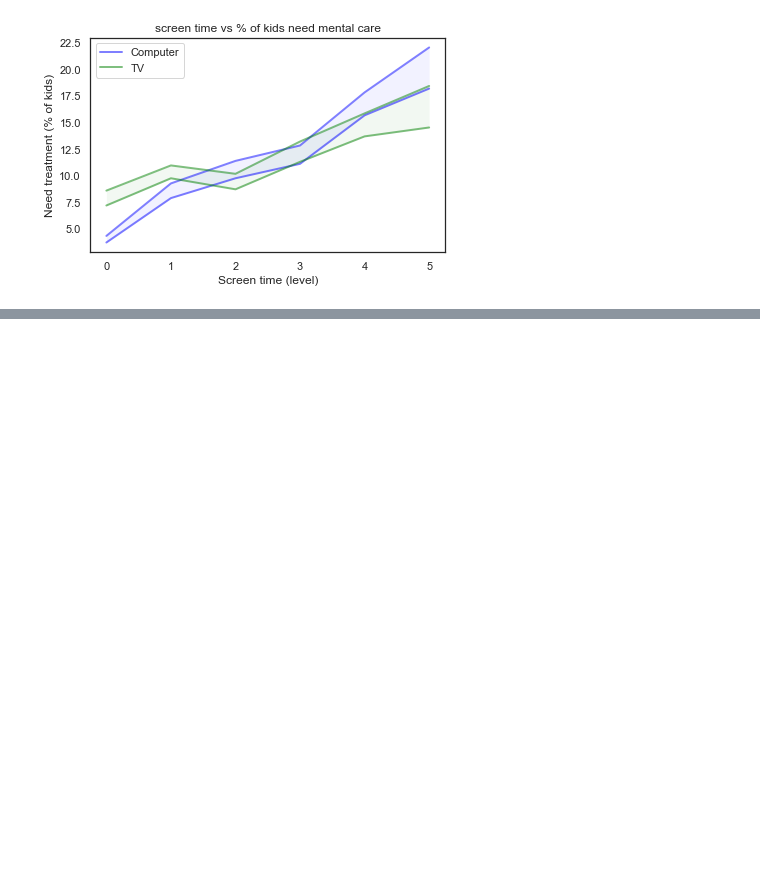
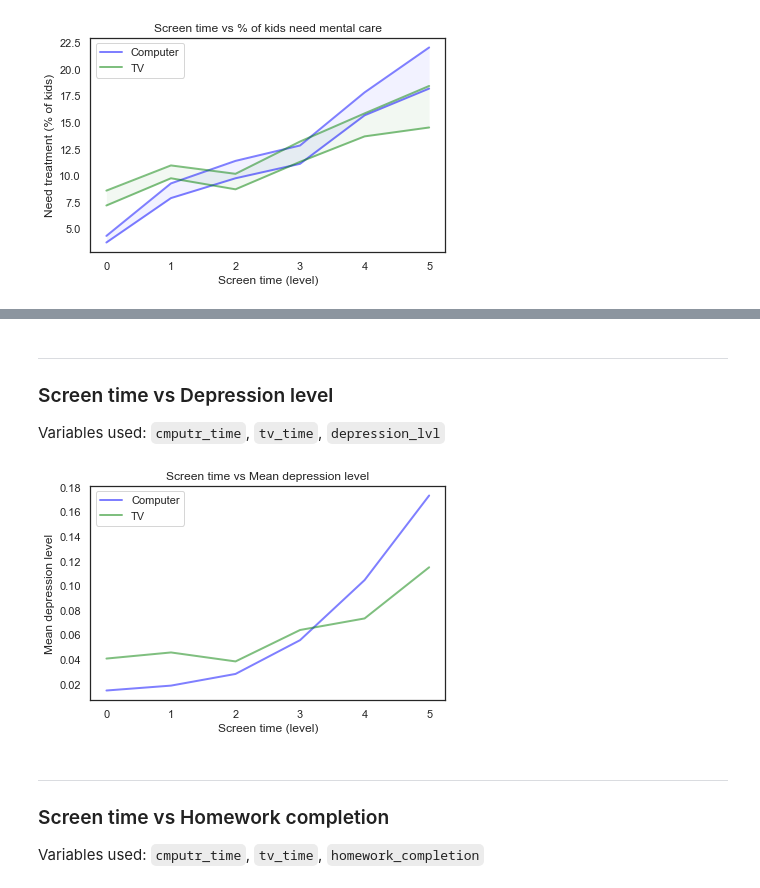
Before and after one commit to minhkhang1795/ThinkStats2, a Jupyter notebook: project1/project1explore.ipynb, the cells around one changed output, grey strips where cells are left out. Drawn from its saved outputs; the diff is of its cells as text; code cells hidden in the pictures; blank space fills up the shorter version.

```diff
--- a/project1/project1explore.ipynb
+++ b/project1/project1explore.ipynb
@@ -127,0 +300,22 @@ decorate(title='screen time vs % of kids need mental care', xlabel='Screen time
+# %% [markdown]
+***
+### Screen time vs Depression level
+Variables used: `cmputr_time`, `tv_time`, `depression_lvl`
+# %%
+# Group them into bins
+bins, perc = group_to_bins(df, 'cmputr_time', 'depression_lvl')
+bins_tv, perc_tv = group_to_bins(df, 'tv_time', 'depression_lvl')
+# %%
+fig, ax = plt.subplots()
+# Computer time
+ax.plot(bins, perc, label='Computer', linewidth=2, color='blue', alpha=0.5)
+# TV time
+ax.plot(bins_tv, perc_tv, label='TV', linewidth=2, color='green', alpha=0.5)
+plt.legend(loc='best')
+decorate(title='Screen time vs Mean depression level', xlabel='Screen time (level)', ylabel='Mean depression level')
+# %% [output]
+[figure, added]
+# %% [markdown]
+***
+### Screen time vs Homework completion
+Variables used: `cmputr_time`, `tv_time`, `homework_completion`
```
Also changed, not shown: parts of 35 cells of this notebook.
